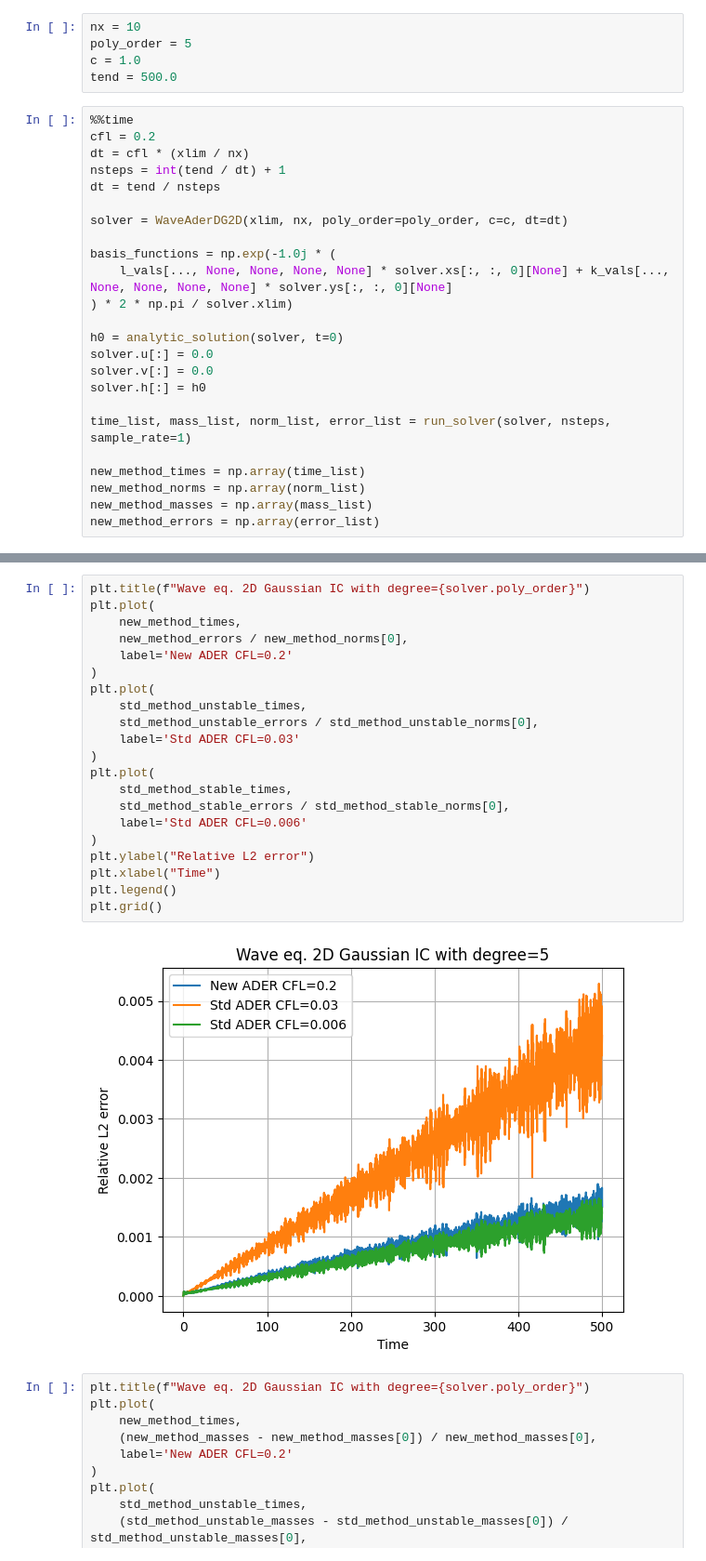
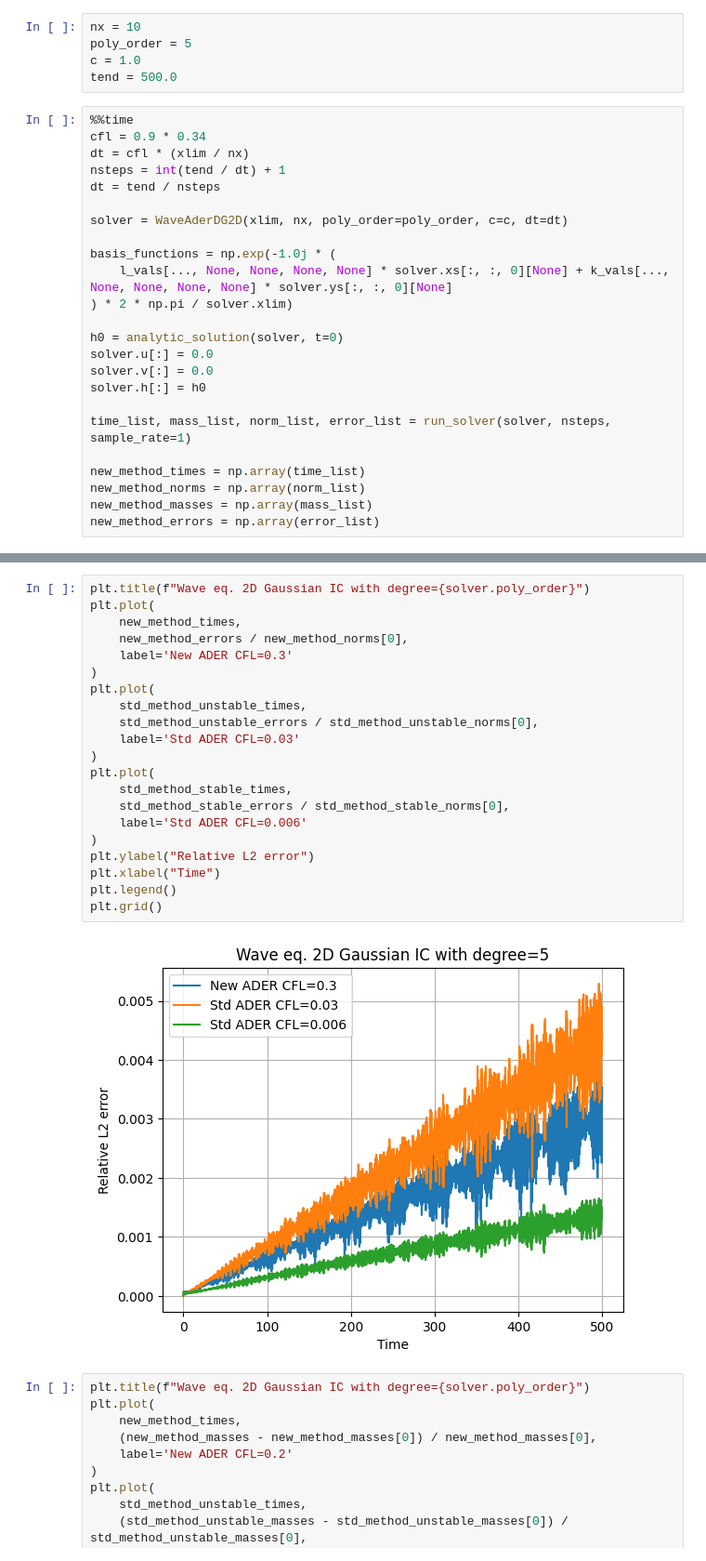
Before and after one commit to kieranricardo/ader-dg-transport, a Jupyter notebook: notebooks/wave-ader-gaussian-stability.ipynb, the cells around one changed output, grey strips where cells are left out. Shown at 93% size. Saved outputs shown, nothing was run; the diff lists cells and outputs as text.

```diff
--- a/notebooks/wave-ader-gaussian-stability.ipynb
+++ b/notebooks/wave-ader-gaussian-stability.ipynb
@@ -85,7 +85,7 @@ c = 1.0
 tend = 500.0
 # %%
 %%time
-cfl = 0.2
+cfl = 0.9 * 0.34
 dt = cfl * (xlim / nx)
 nsteps = int(tend / dt) + 1
 dt = tend / nsteps
@@ -191,26 +192,26 @@ plt.grid()
 # %%
 plt.title(f"Wave eq. 2D Gaussian IC with degree={solver.poly_order}")
 plt.plot(
     new_method_times,
     new_method_errors / new_method_norms[0],
-    label='New ADER CFL=0.2'
+    label='New ADER CFL=0.3'
 )
 plt.plot(
     std_method_unstable_times,
     std_method_unstable_errors / std_method_unstable_norms[0],
     label='Std ADER CFL=0.03'
 )
 plt.plot(
     std_method_stable_times,
     std_method_stable_errors / std_method_stable_norms[0],
     label='Std ADER CFL=0.006'
 )
 plt.ylabel("Relative L2 error")
 plt.xlabel("Time")
 plt.legend()
 plt.grid()
 # %% [output]
-[figure, old version]
+[figure, new version]
 # %%
 plt.title(f"Wave eq. 2D Gaussian IC with degree={solver.poly_order}")
 plt.plot(
```
Also changed, not shown: parts of 5 cells of this notebook, 2 other files.
